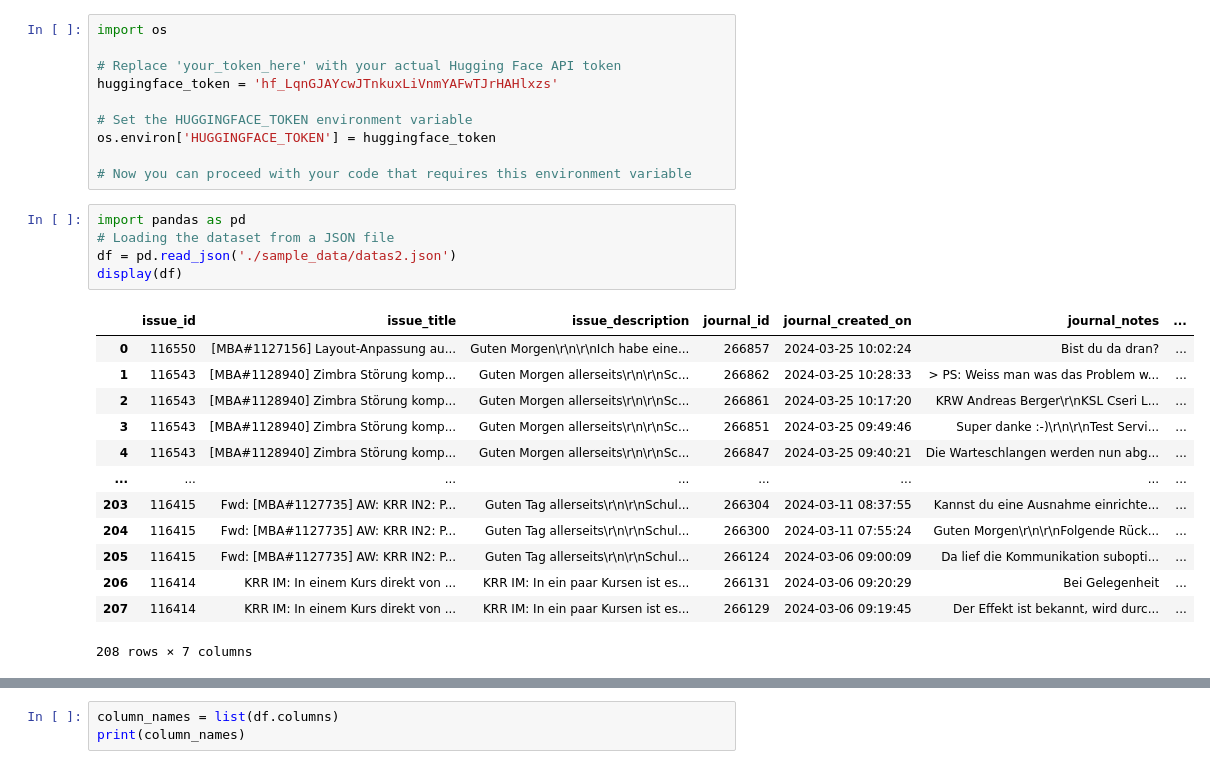
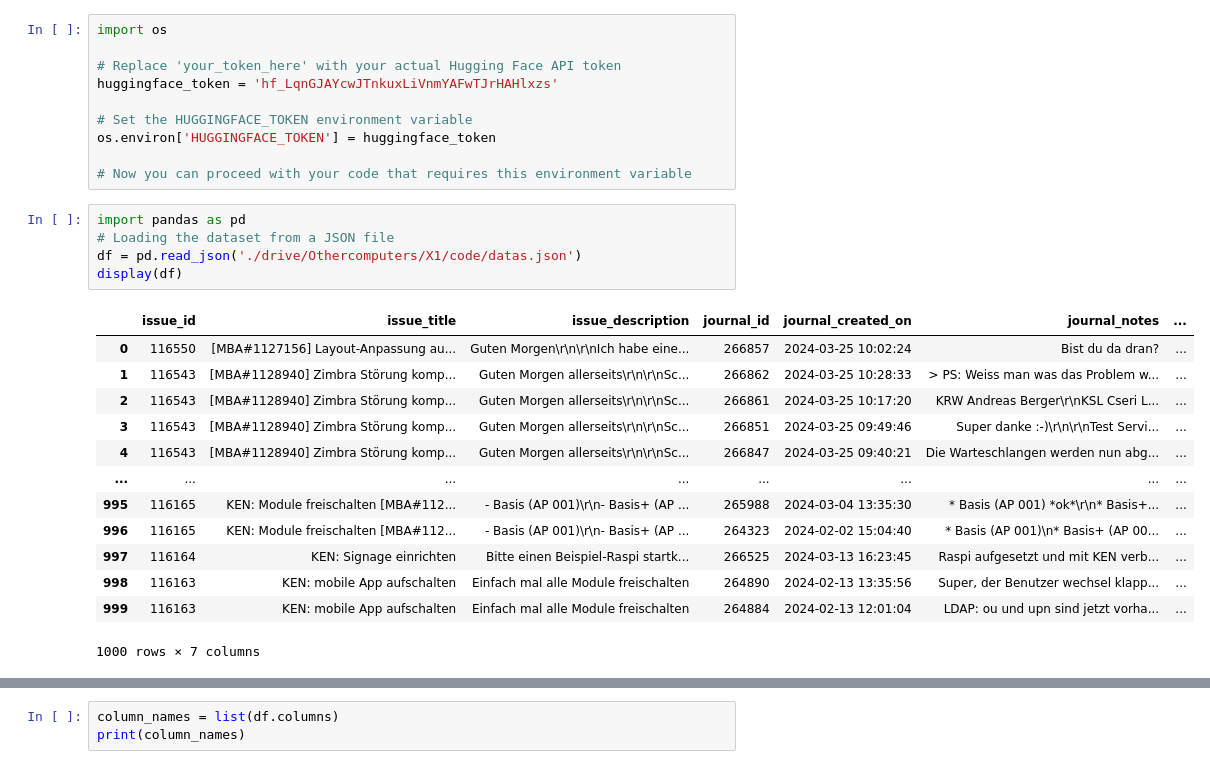
Before and after one commit to andipasti/Flutter-one, a Jupyter notebook: Leeds_MT_Classic_LLM_BERT.ipynb, the cells around one changed output, grey strips where cells are left out. Saved outputs shown, nothing was run; the diff lists cells and outputs as text.

```diff
--- a/Leeds_MT_Classic_LLM_BERT.ipynb
+++ b/Leeds_MT_Classic_LLM_BERT.ipynb
@@ -13,22 +13,22 @@ os.environ['HUGGINGFACE_TOKEN'] = huggingface_token
 # %%
 import pandas as pd
 # Loading the dataset from a JSON file
-df = pd.read_json('./sample_data/datas2.json')
+df = pd.read_json('./drive/Othercomputers/X1/code/datas.json')
 display(df)
 # %% [output]
 |  | issue_id | issue_title | issue_description | journal_id | journal_created_on | journal_notes | ... |
 | 0 | 116550 | [MBA#1127156] Layout-Anpassung au... | Guten Morgen\r\n\r\nIch habe eine... | 266857 | 2024-03-25 10:02:24 | Bist du da dran? | ... |
 | 1 | 116543 | [MBA#1128940] Zimbra Störung komp... | Guten Morgen allerseits\r\n\r\nSc... | 266862 | 2024-03-25 10:28:33 | > PS: Weiss man was das Problem w... | ... |
 | 2 | 116543 | [MBA#1128940] Zimbra Störung komp... | Guten Morgen allerseits\r\n\r\nSc... | 266861 | 2024-03-25 10:17:20 | KRW Andreas Berger\r\nKSL Cseri L... | ... |
 | 3 | 116543 | [MBA#1128940] Zimbra Störung komp... | Guten Morgen allerseits\r\n\r\nSc... | 266851 | 2024-03-25 09:49:46 | Super danke :-)\r\n\r\nTest Servi... | ... |
 | 4 | 116543 | [MBA#1128940] Zimbra Störung komp... | Guten Morgen allerseits\r\n\r\nSc... | 266847 | 2024-03-25 09:40:21 | Die Warteschlangen werden nun abg... | ... |
 | ... | ... | ... | ... | ... | ... | ... | ... |
-| 203 | 116415 | Fwd: [MBA#1127735] AW: KRR IN2: P... | Guten Tag allerseits\r\n\r\nSchul... | 266304 | 2024-03-11 08:37:55 | Kannst du eine Ausnahme einrichte... | ... |
-| 204 | 116415 | Fwd: [MBA#1127735] AW: KRR IN2: P... | Guten Tag allerseits\r\n\r\nSchul... | 266300 | 2024-03-11 07:55:24 | Guten Morgen\r\n\r\nFolgende Rück... | ... |
-| 205 | 116415 | Fwd: [MBA#1127735] AW: KRR IN2: P... | Guten Tag allerseits\r\n\r\nSchul... | 266124 | 2024-03-06 09:00:09 | Da lief die Kommunikation subopti... | ... |
-| 206 | 116414 | KRR IM: In einem Kurs direkt von ... | KRR IM: In ein paar Kursen ist es... | 266131 | 2024-03-06 09:20:29 | Bei Gelegenheit | ... |
-| 207 | 116414 | KRR IM: In einem Kurs direkt von ... | KRR IM: In ein paar Kursen ist es... | 266129 | 2024-03-06 09:19:45 | Der Effekt ist bekannt, wird durc... | ... |
+| 995 | 116165 | KEN: Module freischalten [MBA#112... | - Basis (AP 001)\r\n- Basis+ (AP ... | 265988 | 2024-03-04 13:35:30 | * Basis (AP 001) *ok*\r\n* Basis+... | ... |
+| 996 | 116165 | KEN: Module freischalten [MBA#112... | - Basis (AP 001)\r\n- Basis+ (AP ... | 264323 | 2024-02-02 15:04:40 | * Basis (AP 001)\n* Basis+ (AP 00... | ... |
+| 997 | 116164 | KEN: Signage einrichten | Bitte einen Beispiel-Raspi startk... | 266525 | 2024-03-13 16:23:45 | Raspi aufgesetzt und mit KEN verb... | ... |
+| 998 | 116163 | KEN: mobile App aufschalten | Einfach mal alle Module freischalten | 264890 | 2024-02-13 13:35:56 | Super, der Benutzer wechsel klapp... | ... |
+| 999 | 116163 | KEN: mobile App aufschalten | Einfach mal alle Module freischalten | 264884 | 2024-02-13 12:01:04 | LDAP: ou und upn sind jetzt vorha... | ... |
-208 rows × 7 columns
+1000 rows × 7 columns
 # %%
 from google.colab import drive
 drive.mount('/content/drive')
```
Also changed, not shown: parts of 11 cells of this notebook.
